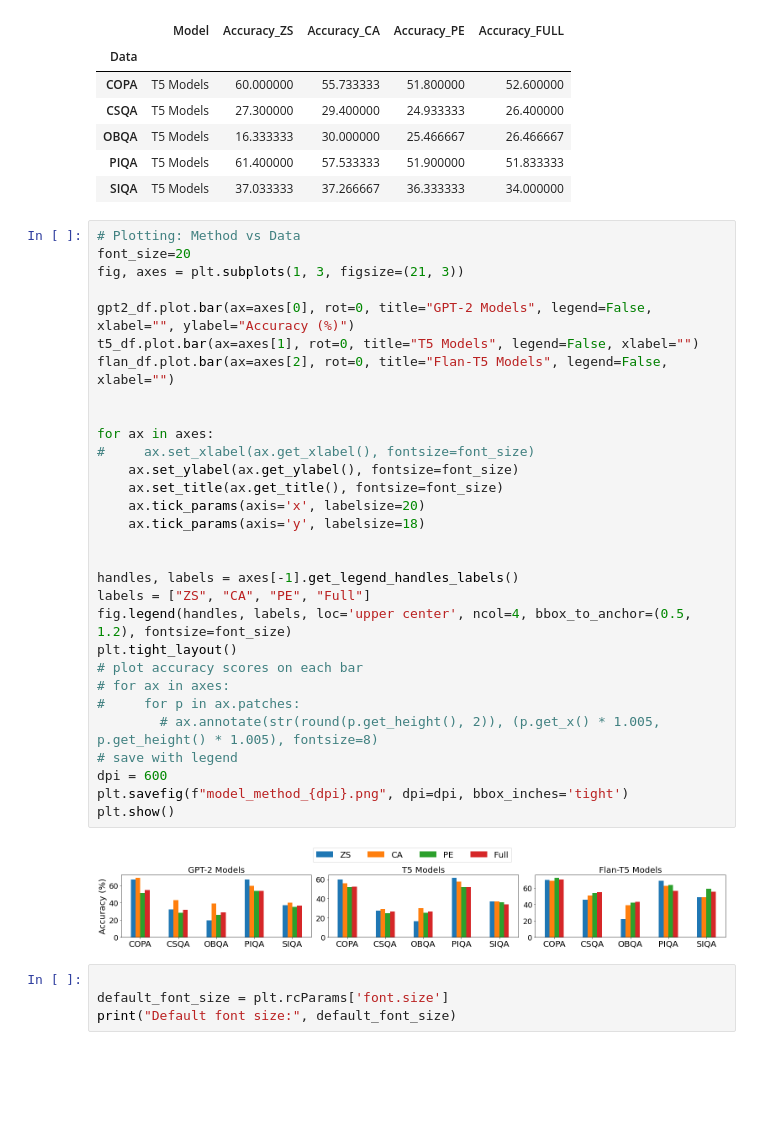
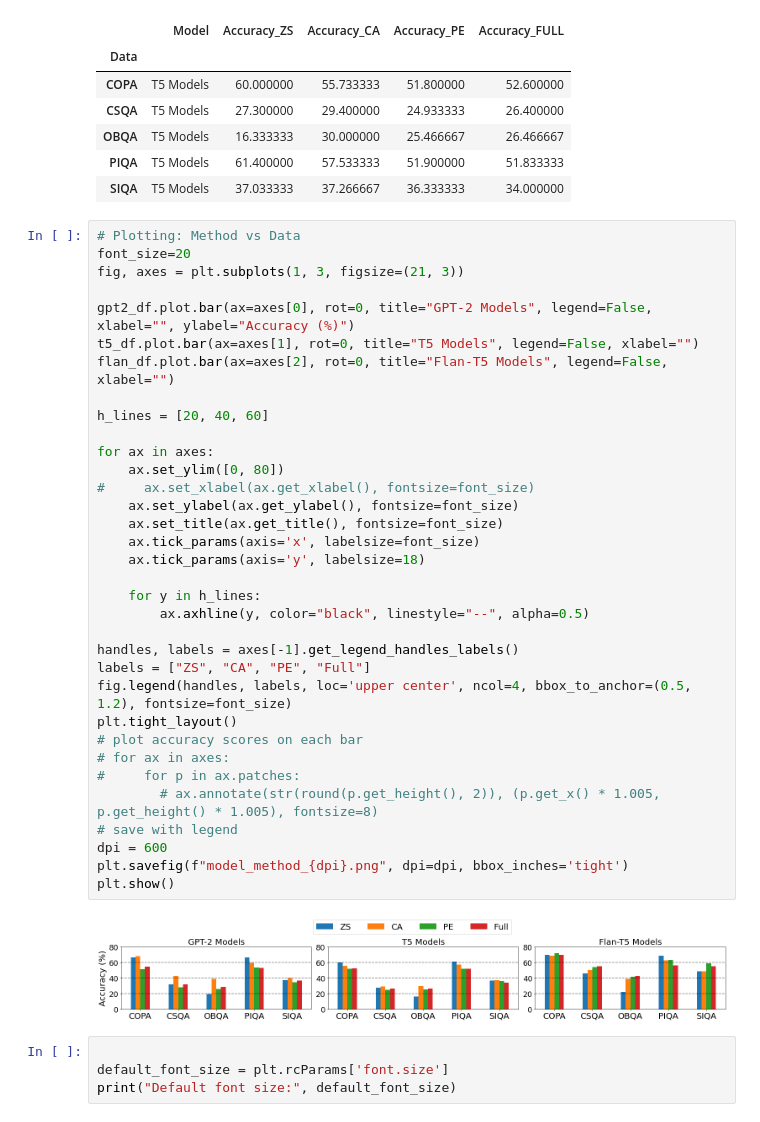
Before and after one commit to KasMasVan/Prompt-engineering-and-calibration, a Jupyter notebook: scripts/process.ipynb, the cells around one changed output. Saved outputs shown, nothing was run; the diff lists cells and outputs as text; blank space fills up the shorter version.

Commit message:
Refine plots

```diff
--- a/scripts/process.ipynb
+++ b/scripts/process.ipynb
@@ -69,35 +69,39 @@ t5_df
 # %%
 # Plotting: Method vs Data
 font_size=20
 fig, axes = plt.subplots(1, 3, figsize=(21, 3))
 
 gpt2_df.plot.bar(ax=axes[0], rot=0, title="GPT-2 Models", legend=False, xlabel="", ylabel="Accuracy (%)")
 t5_df.plot.bar(ax=axes[1], rot=0, title="T5 Models", legend=False, xlabel="")
 flan_df.plot.bar(ax=axes[2], rot=0, title="Flan-T5 Models", legend=False, xlabel="")
 
+h_lines = [20, 40, 60]
 
 for ax in axes:
+    ax.set_ylim([0, 80])
 #     ax.set_xlabel(ax.get_xlabel(), fontsize=font_size)
     ax.set_ylabel(ax.get_ylabel(), fontsize=font_size)
     ax.set_title(ax.get_title(), fontsize=font_size)
-    ax.tick_params(axis='x', labelsize=20)
+    ax.tick_params(axis='x', labelsize=font_size)
     ax.tick_params(axis='y', labelsize=18)
 
+    for y in h_lines:
+        ax.axhline(y, color="black", linestyle="--", alpha=0.5)
 
 handles, labels = axes[-1].get_legend_handles_labels()
 labels = ["ZS", "CA", "PE", "Full"]
 fig.legend(handles, labels, loc='upper center', ncol=4, bbox_to_anchor=(0.5, 1.2), fontsize=font_size)
 plt.tight_layout()
 # plot accuracy scores on each bar
 # for ax in axes:
 #     for p in ax.patches:
         # ax.annotate(str(round(p.get_height(), 2)), (p.get_x() * 1.005, p.get_height() * 1.005), fontsize=8)
 # save with legend
 dpi = 600
 plt.savefig(f"model_method_{dpi}.png", dpi=dpi, bbox_inches='tight')
 plt.show()
 # %% [output]
-[figure, old version]
+[figure, new version]
 # %%
 
 default_font_size = plt.rcParams['font.size']
```
Also changed, not shown: 1 other file.
